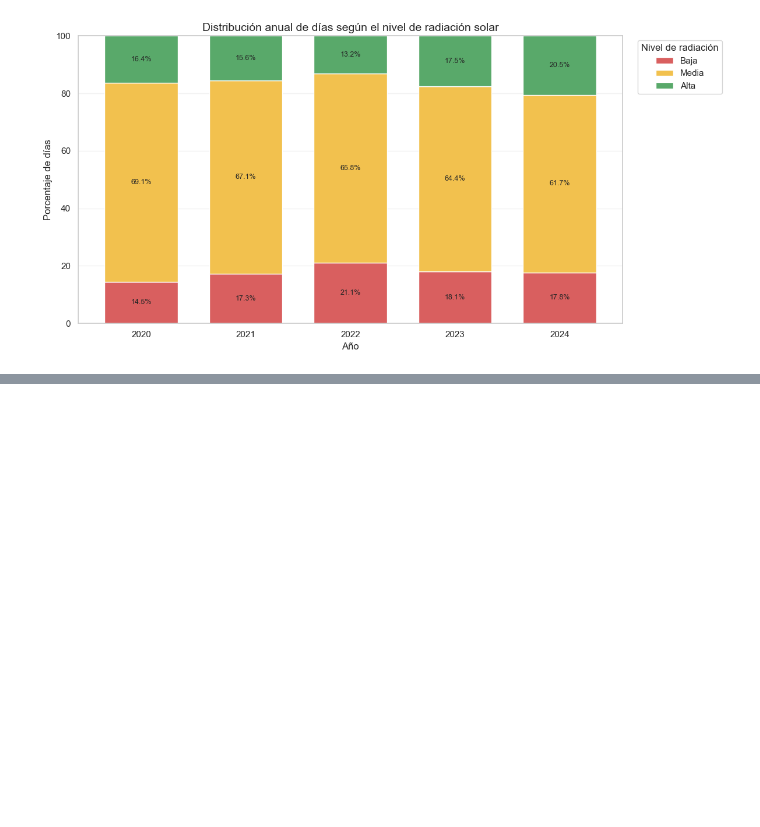
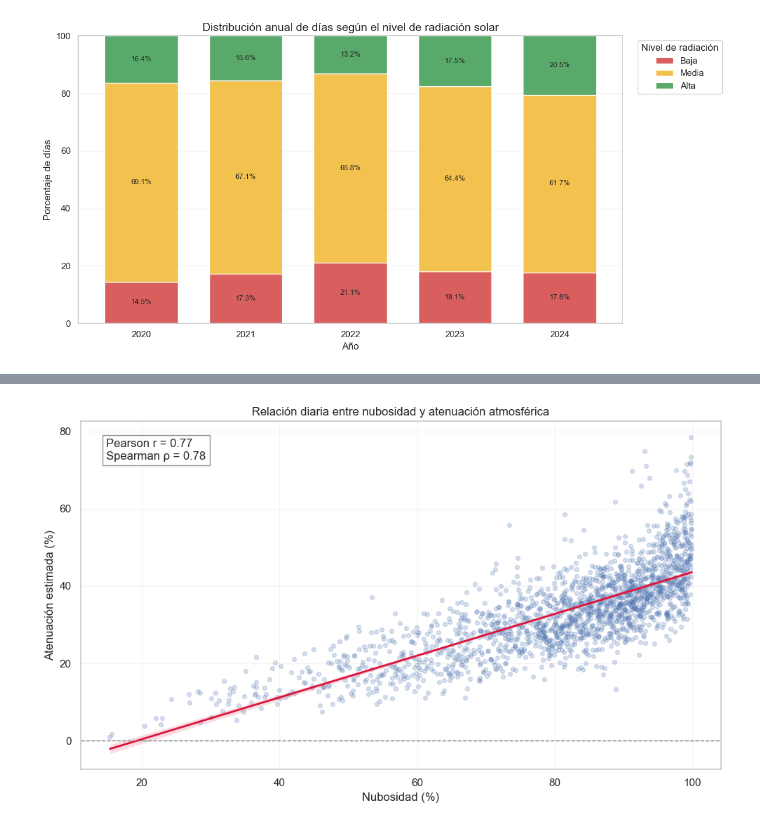
Before and after one commit to saralvillanu/solar_smart_predictive_analysis, a Jupyter notebook: EDA_Solar_Bogota.ipynb, the cells around one changed output, grey strips where cells are left out. Saved outputs shown, nothing was run; the diff lists cells and outputs as text; code cells hidden in the pictures; blank space fills up the shorter version.

```diff
--- a/EDA_Solar_Bogota.ipynb
+++ b/EDA_Solar_Bogota.ipynb
@@ -369,0 +435,20 @@ plt.show()
+# %%
+# Crear el mes a partir de la fecha
+df['Fecha'] = pd.to_datetime(df['Fecha'])
+df['Mes'] = df['Fecha'].dt.month
+
+# Usar como denominador solo valores mayores que cero
+cielo_despejado_valido = df['CLRSKY_SFC_SW_DWN'].where(
+    df['CLRSKY_SFC_SW_DWN'] > 0
+)
+
+# Proporción de irradiación recibida respecto al cielo despejado
+df['Indice_claridad'] = (
+    df['ALLSKY_SFC_SW_DWN']
+    / cielo_despejado_valido
+)
+
+# Diferencia porcentual respecto a la estimación de cielo despejado
+df['Atenuacion_pct'] = (
+    1 - df['Indice_claridad']
+) * 100
@@ -369,0 +678,68 @@ plt.show()
+# %%
+datos_nubosidad = df[
+    ['CLOUD_AMT', 'Atenuacion_pct']
+].dropna()
+
+r_nubosidad_atenuacion = datos_nubosidad[
+    'CLOUD_AMT'
+].corr(
+    datos_nubosidad['Atenuacion_pct'],
+    method='pearson'
+)
+
+rho_nubosidad_atenuacion = datos_nubosidad[
+    'CLOUD_AMT'
+].corr(
+    datos_nubosidad['Atenuacion_pct'],
+    method='spearman'
+)
+
+plt.figure(figsize=(10, 6))
+
+ax = sns.regplot(
+    data=datos_nubosidad,
+    x='CLOUD_AMT',
+    y='Atenuacion_pct',
+    ci=95,
+    scatter_kws={
+        'alpha': 0.22,
+        's': 18
+    },
+    line_kws={
+        'color': 'crimson',
+        'linewidth': 2
+    }
+)
+
+ax.axhline(
+    0,
+    color='gray',
+    linestyle='--',
+    linewidth=1
+)
+
+ax.text(
+    0.04,
+    0.95,
+    (
+        f'Pearson r = {r_nubosidad_atenuacion:.2f}\n'
+        f'Spearman ρ = {rho_nubosidad_atenuacion:.2f}'
+    ),
+    transform=ax.transAxes,
+    va='top',
+    bbox={
+        'facecolor': 'white',
+        'alpha': 0.85,
+        'edgecolor': 'gray'
+    }
+)
+
+ax.set_title('Relación diaria entre nubosidad y atenuación atmosférica')
+ax.set_xlabel('Nubosidad (%)')
+ax.set_ylabel('Atenuación estimada (%)')
+ax.grid(alpha=0.2)
+
+plt.tight_layout()
+plt.show()
+# %% [output]
+[figure, added]
```
Also changed, not shown: parts of 16 cells of this notebook.
